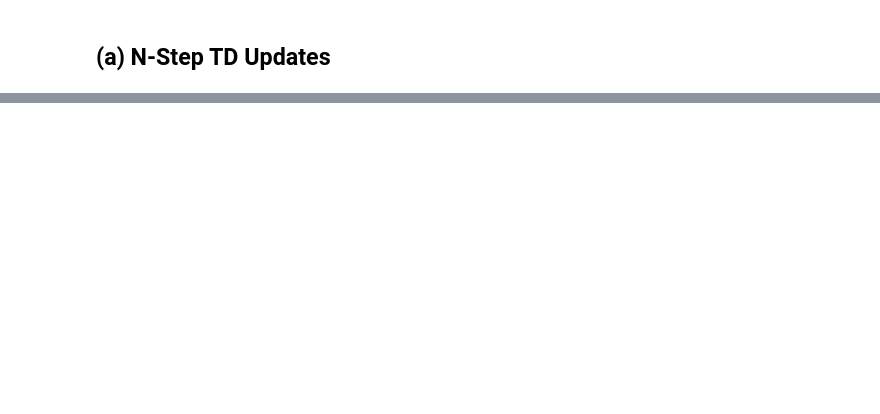
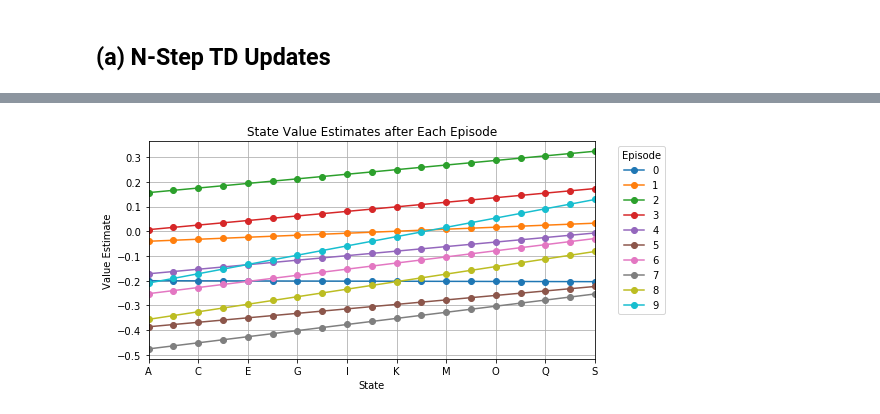
Before and after one commit to billtubbs/game-learner, a Jupyter notebook: Development-of-TD-Lambda-algorithm.ipynb, the cells around one changed output, grey strips where cells are left out. Drawn from its saved outputs; the diff is of its cells as text; code cells hidden in the pictures; blank space fills up the shorter version.

```diff
--- a/Development-of-TD-Lambda-algorithm.ipynb
+++ b/Development-of-TD-Lambda-algorithm.ipynb
@@ -325,0 +720,4 @@ IndexError: list index out of range
+# %%
+plot_value_estimates(saved_values)
+# %% [output]
+[figure, added]
```
Also changed, not shown: parts of 24 cells of this notebook.
